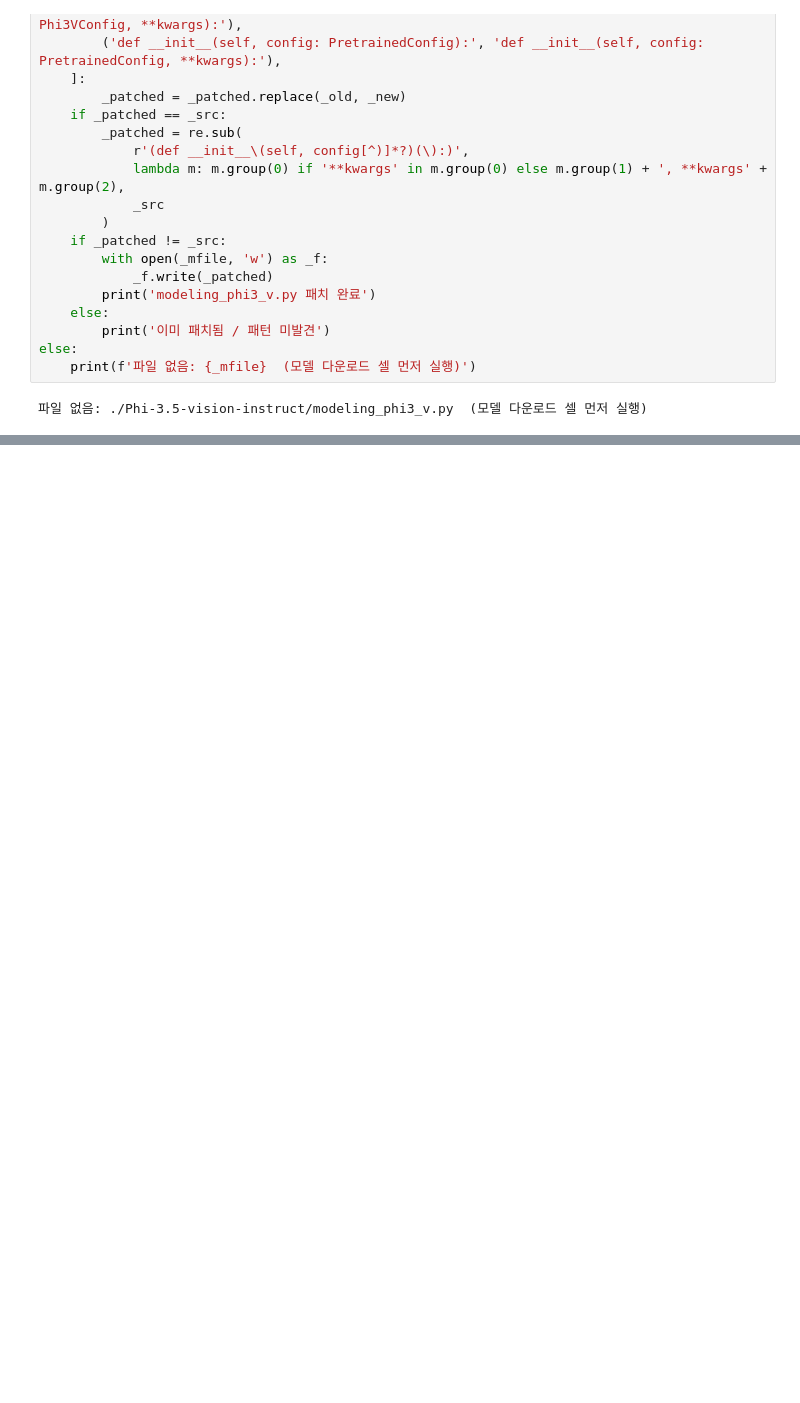
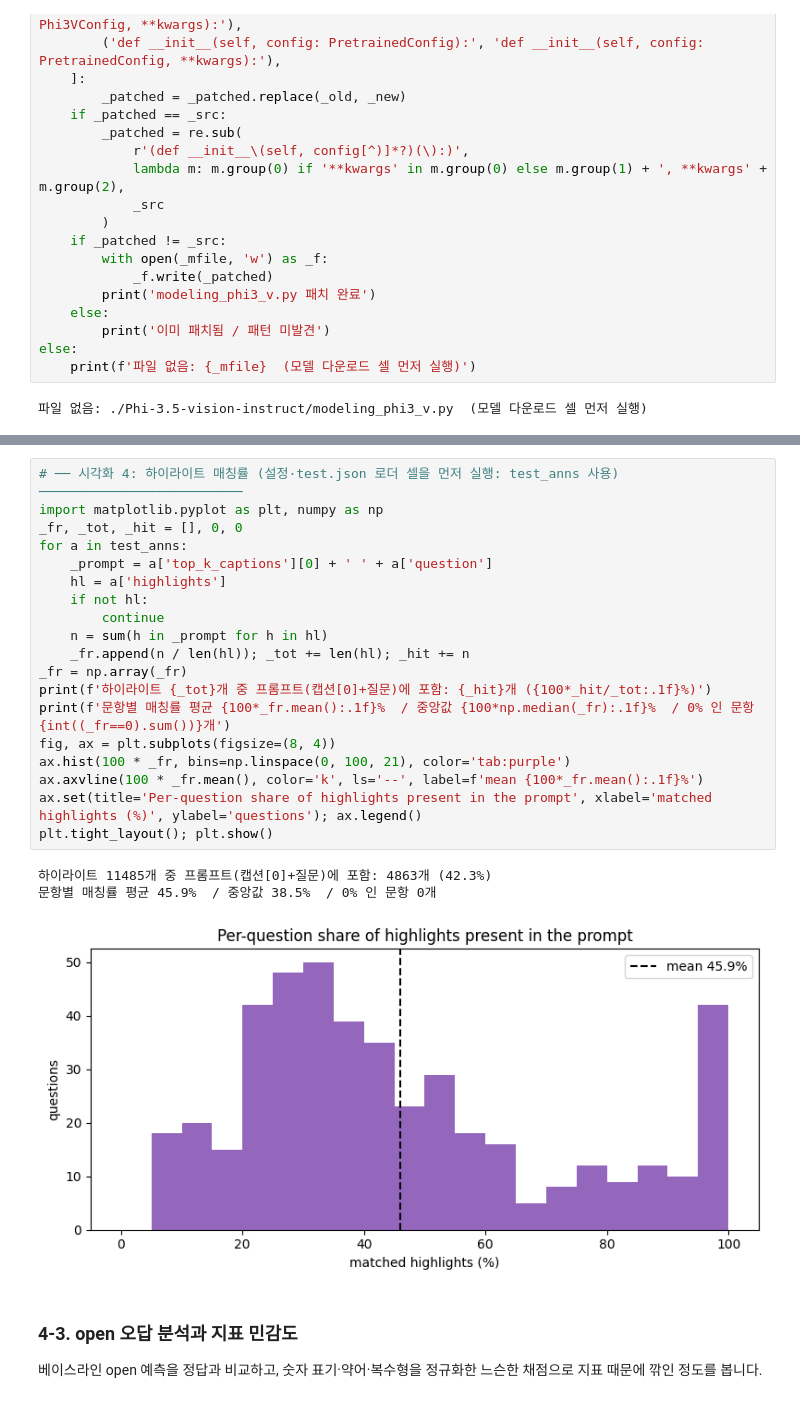
Before and after one commit to MinseongKim-dev/Expert-CFG, a Jupyter notebook: VQA_RAD_cfg_reproduction.ipynb, the cells around one changed output, grey strips where cells are left out. Saved outputs shown, nothing was run; the diff lists cells and outputs as text; blank space fills up the shorter version.

```diff
--- a/VQA_RAD_cfg_reproduction.ipynb
+++ b/VQA_RAD_cfg_reproduction.ipynb
@@ -742,0 +1101,27 @@ VQA-RAD 전체 CFG 평가는 약 30-60분 소요 (A100 기준).
+# %%
+# ── 시각화 4: 하이라이트 매칭률 (설정·test.json 로더 셀을 먼저 실행: test_anns 사용) ──────────────────────────
+import matplotlib.pyplot as plt, numpy as np
+_fr, _tot, _hit = [], 0, 0
+for a in test_anns:
+    _prompt = a['top_k_captions'][0] + ' ' + a['question']
+    hl = a['highlights']
+    if not hl:
+        continue
+    n = sum(h in _prompt for h in hl)
+    _fr.append(n / len(hl)); _tot += len(hl); _hit += n
+_fr = np.array(_fr)
+print(f'하이라이트 {_tot}개 중 프롬프트(캡션[0]+질문)에 포함: {_hit}개 ({100*_hit/_tot:.1f}%)')
+print(f'문항별 매칭률 평균 {100*_fr.mean():.1f}%  / 중앙값 {100*np.median(_fr):.1f}%  / 0% 인 문항 {int((_fr==0).sum())}개')
+fig, ax = plt.subplots(figsize=(8, 4))
+ax.hist(100 * _fr, bins=np.linspace(0, 100, 21), color='tab:purple')
+ax.axvline(100 * _fr.mean(), color='k', ls='--', label=f'mean {100*_fr.mean():.1f}%')
+ax.set(title='Per-question share of highlights present in the prompt', xlabel='matched highlights (%)', ylabel='questions'); ax.legend()
+plt.tight_layout(); plt.show()
+# %% [output]
+하이라이트 11485개 중 프롬프트(캡션[0]+질문)에 포함: 4863개 (42.3%)
+문항별 매칭률 평균 45.9%  / 중앙값 38.5%  / 0% 인 문항 0개
+[figure, added]
+# %% [markdown]
+### 4-3. open 오답 분석과 지표 민감도
+
+베이스라인 open 예측을 정답과 비교하고, 숫자 표기·약어·복수형을 정규화한 느슨한 채점으로 지표 때문에 깎인 정도를 봅니다.
```
Also changed, not shown: parts of 44 cells of this notebook, 2 other files.
